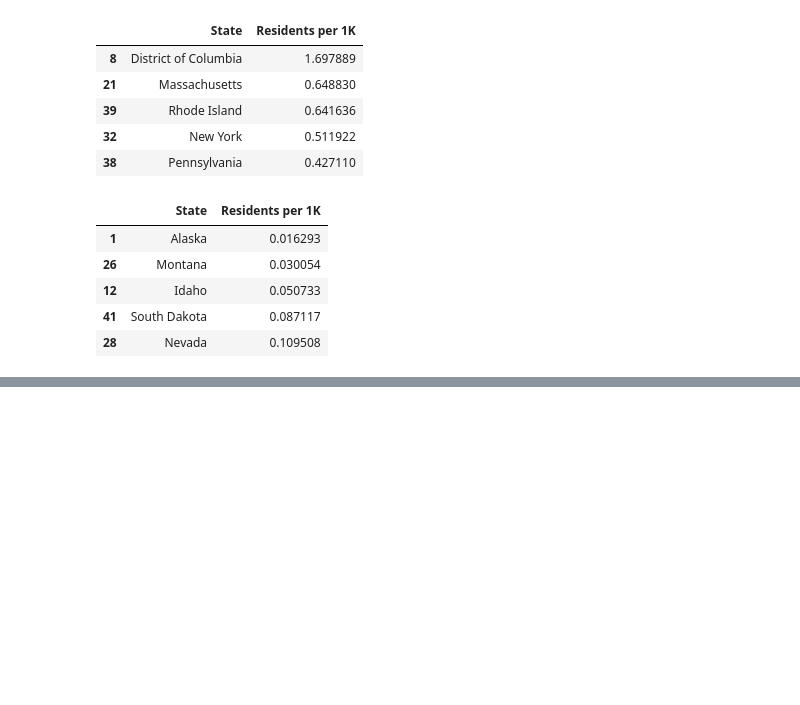
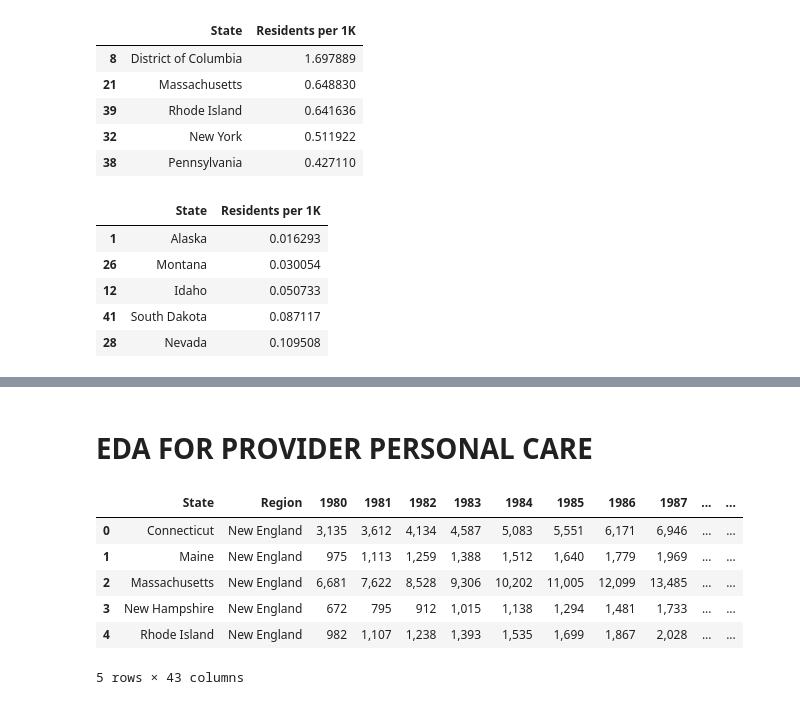
Before and after one commit to pmb-7684/Studio4_Group_Project, a Jupyter notebook: eda_pmb.ipynb, the cells around one changed output, grey strips where cells are left out. Drawn from its saved outputs; the diff is of its cells as text; code cells hidden in the pictures; blank space fills up the shorter version.

```diff
--- a/eda_pmb.ipynb
+++ b/eda_pmb.ipynb
@@ -110,0 +362,15 @@ bottom_resident_states
+# %% [markdown]
+# EDA FOR PROVIDER PERSONAL CARE
+# %%
+# load the data
+master_path = "datasets"
+state_care_df = pd.read_csv(f"{master_path}/provider_personal_care.csv", delimiter=";")
+state_care_df.head()
+# %% [output]
+|  | State | Region | 1980 | 1981 | 1982 | 1983 | 1984 | 1985 | 1986 | 1987 | ... | ... |
+| 0 | Connecticut | New England | 3,135 | 3,612 | 4,134 | 4,587 | 5,083 | 5,551 | 6,171 | 6,946 | ... | ... |
+| 1 | Maine | New England | 975 | 1,113 | 1,259 | 1,388 | 1,512 | 1,640 | 1,779 | 1,969 | ... | ... |
+| 2 | Massachusetts | New England | 6,681 | 7,622 | 8,528 | 9,306 | 10,202 | 11,005 | 12,099 | 13,485 | ... | ... |
+| 3 | New Hampshire | New England | 672 | 795 | 912 | 1,015 | 1,138 | 1,294 | 1,481 | 1,733 | ... | ... |
+| 4 | Rhode Island | New England | 982 | 1,107 | 1,238 | 1,393 | 1,535 | 1,699 | 1,867 | 2,028 | ... | ... |
+5 rows × 43 columns
```
Also changed, not shown: parts of 25 cells of this notebook.
